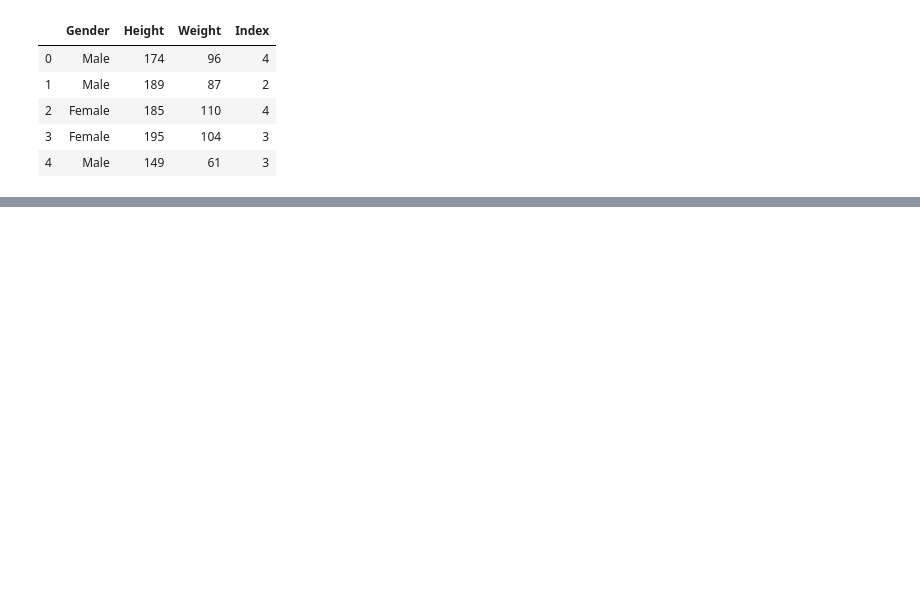
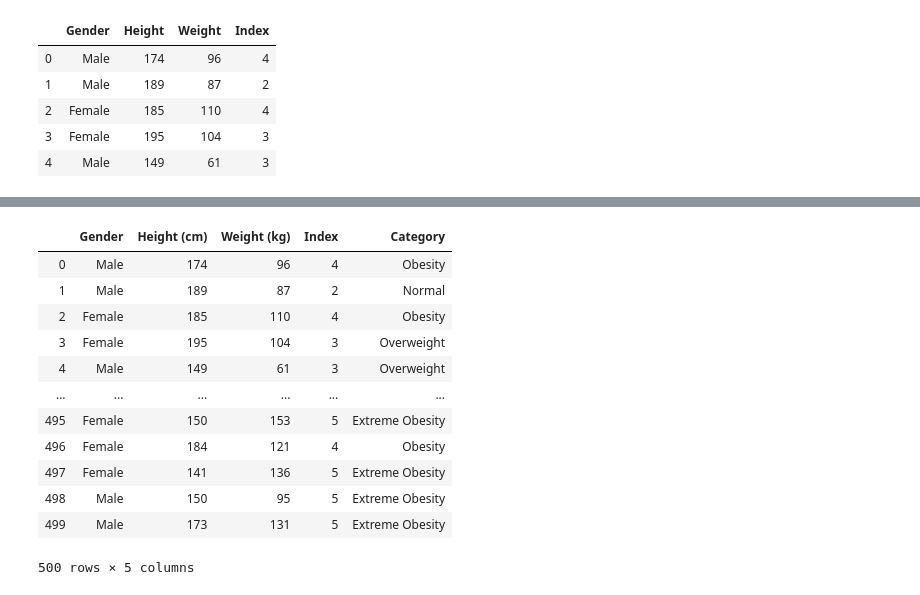
Before and after one commit to alannanoguchi/DS-2.1-Machine-Learning, a Jupyter notebook: Assignments/Final.ipynb, the cells around one changed output, grey strips where cells are left out. Saved outputs shown, nothing was run; the diff lists cells and outputs as text; code cells hidden in the pictures; blank space fills up the shorter version.

```diff
--- a/Assignments/Final.ipynb
+++ b/Assignments/Final.ipynb
@@ -52,0 +84,18 @@ df.head()
+# %%
+# Rename Columns
+
+df.rename(columns = {'Height' : 'Height (cm)', 'Weight' : ' Weight (kg)'})
+# %% [output]
+|  | Gender | Height (cm) | Weight (kg) | Index | Category |
+| 0 | Male | 174 | 96 | 4 | Obesity |
+| 1 | Male | 189 | 87 | 2 | Normal |
+| 2 | Female | 185 | 110 | 4 | Obesity |
+| 3 | Female | 195 | 104 | 3 | Overweight |
+| 4 | Male | 149 | 61 | 3 | Overweight |
+| ... | ... | ... | ... | ... | ... |
+| 495 | Female | 150 | 153 | 5 | Extreme Obesity |
+| 496 | Female | 184 | 121 | 4 | Obesity |
+| 497 | Female | 141 | 136 | 5 | Extreme Obesity |
+| 498 | Male | 150 | 95 | 5 | Extreme Obesity |
+| 499 | Male | 173 | 131 | 5 | Extreme Obesity |
+500 rows × 5 columns
```
Also changed, not shown: parts of 34 cells of this notebook.
